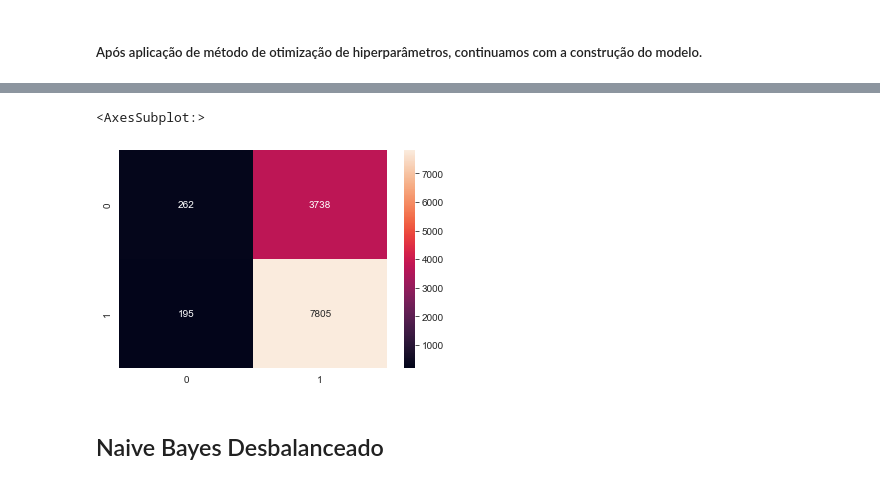
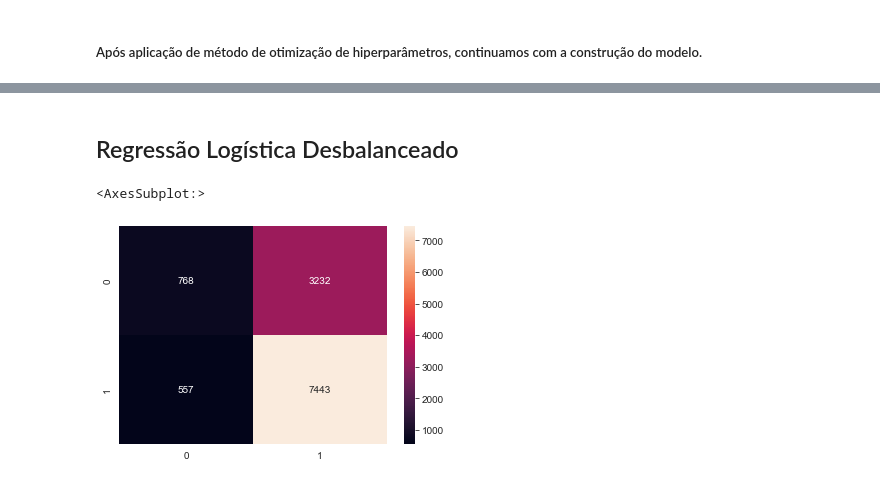
Before and after one commit to Ruann-01/Python_IA, a Jupyter notebook: Trabalho Final/Trabalho Final.ipynb, the cells around one changed output, grey strips where cells are left out. Saved outputs shown, nothing was run; the diff lists cells and outputs as text; code cells hidden in the pictures.

```diff
--- a/Trabalho Final/Trabalho Final.ipynb
+++ b/Trabalho Final/Trabalho Final.ipynb
@@ -718,0 +733,3 @@ O modelo balanceado com melhor resultado no Conjunto 1 foi o Naive Bayes. Logo,
+# %%
+model5 = LogisticRegression()
+model5.get_params().keys()
@@ -718,0 +738,3 @@ O modelo balanceado com melhor resultado no Conjunto 1 foi o Naive Bayes. Logo,
+# %%
+X_train_bag = bagwords.fit_transform(X_train['clean_comment'])
+X_test_bag = bagwords.transform(X_test['clean_comment'])
@@ -718,0 +756,14 @@ O modelo balanceado com melhor resultado no Conjunto 1 foi o Naive Bayes. Logo,
+# %%
+warnings.filterwarnings("ignore")
+# Definindo os parâmetros que serão utilizados no RandomSearchCV
+#C: Inverso da força de regularização; devendo ser um float positivo. Como em SVM, valores menores especificam uma regularização mais forte.
+model5_params = dict(
+    C= [0.001, 0.01, 0.1, 1],
+    penalty= ['l1', 'l2', 'elasticnet'],
+    max_iter= [300, 600],
+    solver = ['newton-cg', 'liblinear', 'sag', 'saga'],
+    tol= [0.01,0.001,0.0001]
+)
+melhor_conj1_random = RandomizedSearchCV(model5,model5_params,random_state=42)
+
+melhor_conj1_random.fit(X_train_bag,y_train.ravel())
@@ -718,0 +786,5 @@ O modelo balanceado com melhor resultado no Conjunto 1 foi o Naive Bayes. Logo,
+# %%
+y_pred5 = melhor_conj1_random.predict(X_test_bag)
+f1_score_5 = round(f1_score(y_test,y_pred5,average='macro')*100,2)
+print('========= F1-SCORE REGRESSÃO LOGÍSTICA DESBALANCEADA ===========')
+print('O F1-SCORE da Regressão Logística Otimizada e Desbalanceada, do Conjunto 1, foi:' ,f1_score_5)
@@ -1137,8 +1229,8 @@ Segue abaixo as matrizes de confusão:
+# %% [markdown]
+## Regressão Logística Desbalanceado
 # %%
-cm_best = metrics.confusion_matrix(y_test,pred_y1)
+cm_best = metrics.confusion_matrix(y_test,y_pred5)
 sns.heatmap(cm_best, annot=True, fmt = 'd')
 # %% [output]
 <AxesSubplot:>
-[figure, old version]
+[figure, new version]
-# %% [markdown]
-## Naive Bayes Desbalanceado
```
Also changed, not shown: parts of 37 cells of this notebook.
